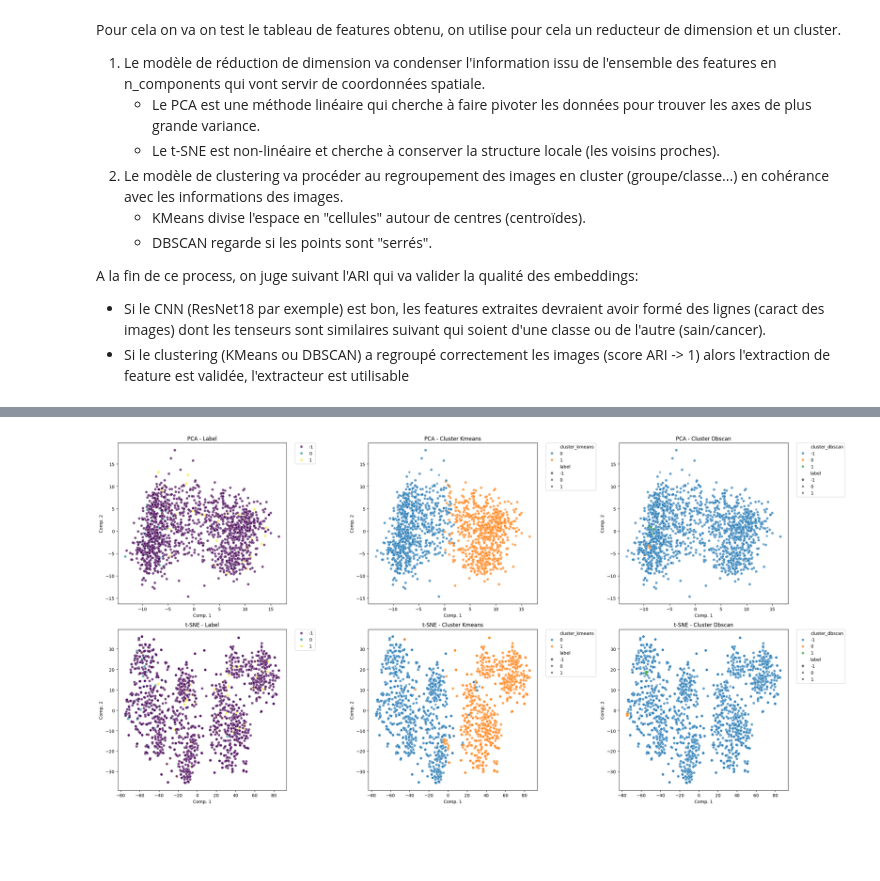
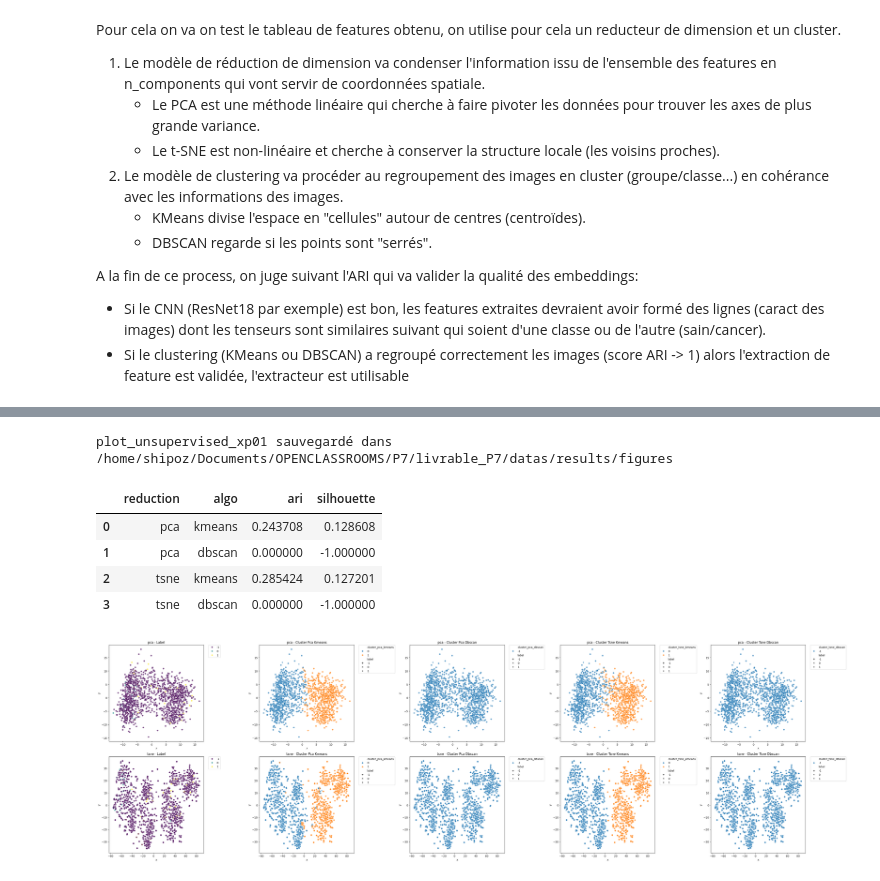
Before and after one commit to S-S-Zheng/Openclassrooms_P7, a Jupyter notebook: notebooks/P7_part1.ipynb, the cells around one changed output, grey strips where cells are left out. Cells and saved outputs as stored; diff of their text form; code cells hidden in the pictures; blank space fills up the shorter version.

```diff
--- a/notebooks/P7_part1.ipynb
+++ b/notebooks/P7_part1.ipynb
@@ -200,11 +292,18 @@ Pour cela on va on test le tableau de features obtenu, on utilise pour cela un r
 A la fin de ce process, on juge suivant l'ARI qui va valider la qualité des embeddings:
 - Si le CNN (ResNet18 par exemple) est bon, les features extraites devraient avoir formé des lignes (caract des images) dont les tenseurs sont similaires suivant qui soient d'une classe ou de l'autre (sain/cancer).
 - Si le clustering (KMeans ou DBSCAN) a regroupé correctement les images (score ARI -> 1) alors l'extraction de feature est validée, l'extracteur est utilisable
+# %%
+# gestionnaire de sauvegarde
+unsupervised_manager = SslManager(
+    "experiment_01",
+    root_path=SAVE_PATH,
+    extension_path="unsupervised"
+)
 # %%
 # Dictionnaires des hyperparamètres des modèles
 # Réduction de dimension
 pca_dict = {
-    "n_components": 10, # Nombre de dimensions finales.
+    "n_components": 50, # Nombre de dimensions finales.
     # rq: si entre 0 et 1, on demande une proportion d'information a conserver
 }
 tsne_dict= {
@@ -214,6 +313,14 @@ tsne_dict= {
     "learning_rate": 'auto',
     "n_jobs":N_JOBS
 }
+# umap_dict = {
+#     "n_neighbors":15, # définit taille du voisinnage (entre 2-10 faible):focus sur la structure locale
+#     # (entre 30-100 fort): focus sur la structure globale
+#     "min_dist":0.1, # densité des clusters (0.001-0.05 faible) compacte les clusters,
+#     # (entre 0.2 a 0.5 fort): points plus étalé pour voir la topologie générale
+#     "n_components":2,
+#     "metric":"cosine", # méthdoe de calcul des distances
+# }
 
 # Clustering
 kmeans_dict = {
@@ -224,7 +331,7 @@ kmeans_dict = {
     # max_iter: 300,
 }
 dbscan_dict = {
-    "eps": 2.0, # Distance max pour que deux points == "voisins". Très sensible. défaut 0.5
+    "eps": 0.5, # Distance max pour que deux points == "voisins". Très sensible. défaut 0.5
     "min_samples": 5, # Nb min de points pour former un groupe. Si <5, tout devient un cluster
     # metric : "euclidean", # Regle de calcul des distance
     # algorithm : "auto", # Méthode de recherche des voisins
@@ -234 +359,6 @@ dbscan_dict = {
+# %%
+# Dictionnaire pour regrouper les nom des algo et les dictionnaires d'hyperparams
+red_dict = {"pca":pca_dict,"tsne":tsne_dict}
+# probleme de dépence revoir plus tard pour ,"umap":umap_dict}
+clust_dict = {"kmeans":kmeans_dict,"dbscan":dbscan_dict}
 # %%
@@ -262,6 +396,0 @@ Interprétation : ARI -> 1 == clustering a parfaitement retrouvé les classes No
-# %%
-# Visualisation
-
-fig_cluster = plot_clustering(df_cluster, reduction_dim)
-# %% [output]
-[figure, removed]
@@ -267,0 +406,24 @@ fig_cluster = plot_clustering(df_cluster, reduction_dim)
+# %%
+# ======================= SAUVEGARDE ET AFFICHAGE DES RESULTATS ======================
+save_datas(
+    df_cluster,
+    SAVE_PATH/"unsupervised"/"experiment_01",
+    filename="df_cluster",
+    format ="parquet"
+)
+
+fig_cluster = plot_clustering(df_cluster, reduction_dim)
+save_figure(
+    "plot_unsupervised_xp01",
+    SAVE_PATH/"figures"
+)#, unsupervised_manager.root_path / "figures")
+
+pd.DataFrame(unsupervised_metrics)
+# %% [output]
+plot_unsupervised_xp01 sauvegardé dans /home/shipoz/Documents/OPENCLASSROOMS/P7/livrable_P7/datas/results/figures
+|  | reduction | algo | ari | silhouette |
+| 0 | pca | kmeans | 0.243708 | 0.128608 |
+| 1 | pca | dbscan | 0.000000 | -1.000000 |
+| 2 | tsne | kmeans | 0.285424 | 0.127201 |
+| 3 | tsne | dbscan | 0.000000 | -1.000000 |
+[figure, added]
```
Also changed, not shown: parts of 44 cells of this notebook, 11 other files.
